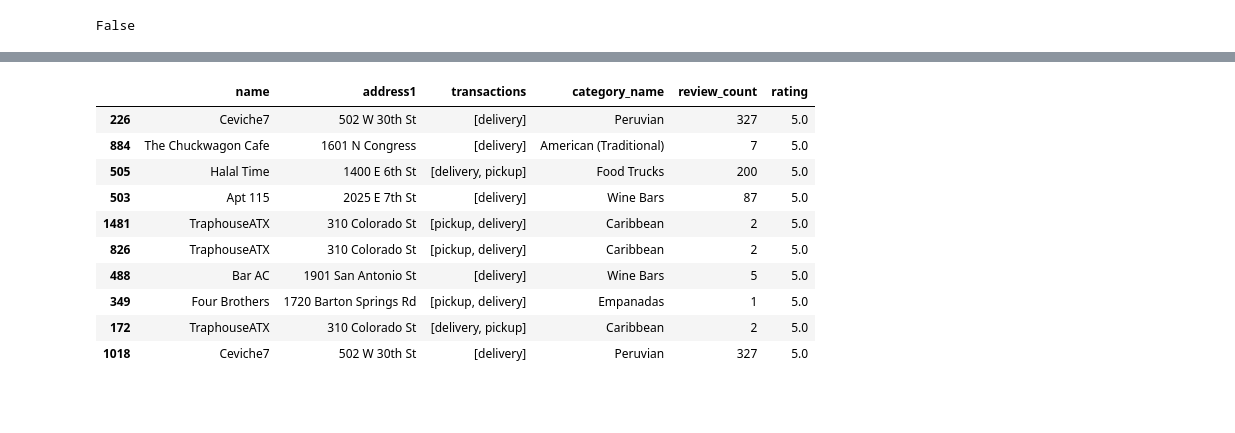
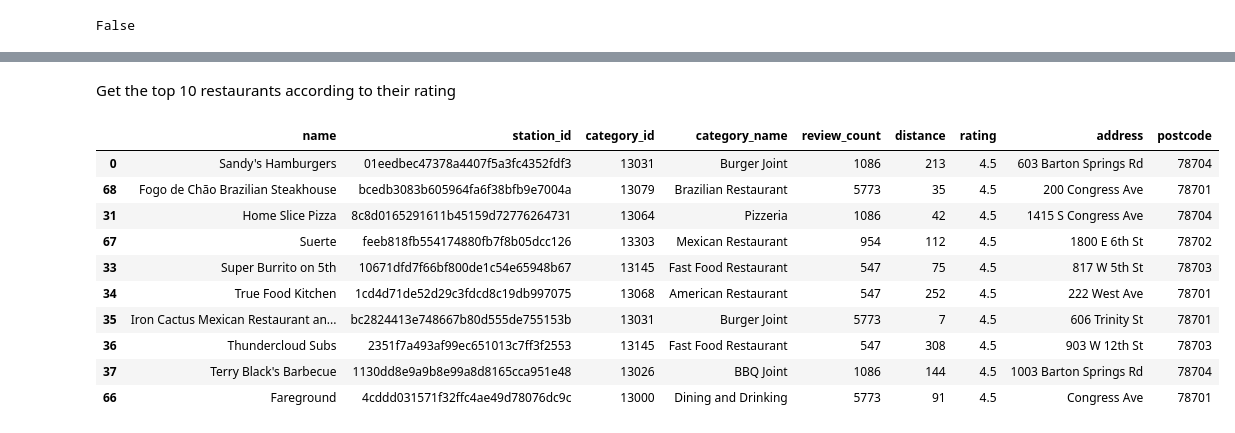
Before and after one commit to LaraOnipede/Stat-Modelling-with-Python, a Jupyter notebook: notebooks/yelp_foursquare_EDA.ipynb, the cells around one changed output, grey strips where cells are left out. Saved outputs shown, nothing was run; the diff lists cells and outputs as text; code cells hidden in the pictures; blank space fills up the shorter version.

Commit message:
joining data from  foursquare and yelp APIs

```diff
--- a/notebooks/yelp_foursquare_EDA.ipynb
+++ b/notebooks/yelp_foursquare_EDA.ipynb
@@ -686,0 +876,4 @@ False
+# %%
+yelp_foursquare_df.drop(['address_y', 'name_y', 'category_name_y', 'postcode_y', 'distance_y'], axis=1, inplace=True)
+
+yelp_foursquare_df
@@ -686,0 +894,4 @@ False
+# %%
+yelp_foursquare_df.drop(['address_x', 'name_x', 'category_name_x', 'postcode_x', 'distance_x'], axis=1, inplace=True)
+
+yelp_foursquare_df
@@ -686,0 +912,3 @@ False
+# %%
+yelp_foursquare_df = yelp_foursquare_df[['name', 'station_id', 'category_id', 'category_name', 'review_count', 'distance', 'rating', 'address', 'postcode']]
+yelp_foursquare_df
@@ -686,0 +970,2 @@ False
+# %%
+yelp_foursquare_df.reset_index(drop=True, inplace=True)
@@ -687,16 +1019,17 @@ False
+# %% [markdown]
+Get the top 10 restaurants according to their rating
 # %%
-# From Yelp_df
-top_10_restaurants = yelp_df.sort_values(by='rating', ascending=False).head(10)
+top_10_restaurants = yelp_foursquare_df.sort_values(by='rating', ascending=False).head(10)
 top_10_restaurants
 # %% [output]
-|  | name | address1 | transactions | category_name | review_count | rating |
-| 226 | Ceviche7 | 502 W 30th St | [delivery] | Peruvian | 327 | 5.0 |
-| 884 | The Chuckwagon Cafe | 1601 N Congress | [delivery] | American (Traditional) | 7 | 5.0 |
-| 505 | Halal Time | 1400 E 6th St | [delivery, pickup] | Food Trucks | 200 | 5.0 |
-| 503 | Apt 115 | 2025 E 7th St | [delivery] | Wine Bars | 87 | 5.0 |
-| 1481 | TraphouseATX | 310 Colorado St | [pickup, delivery] | Caribbean | 2 | 5.0 |
-| 826 | TraphouseATX | 310 Colorado St | [pickup, delivery] | Caribbean | 2 | 5.0 |
-| 488 | Bar AC | 1901 San Antonio St | [delivery] | Wine Bars | 5 | 5.0 |
-| 349 | Four Brothers | 1720 Barton Springs Rd | [pickup, delivery] | Empanadas | 1 | 5.0 |
-| 172 | TraphouseATX | 310 Colorado St | [delivery, pickup] | Caribbean | 2 | 5.0 |
-| 1018 | Ceviche7 | 502 W 30th St | [delivery] | Peruvian | 327 | 5.0 |
+|  | name | station_id | category_id | category_name | review_count | distance | rating | address | postcode |
+| 0 | Sandy's Hamburgers | 01eedbec47378a4407f5a3fc4352fdf3 | 13031 | Burger Joint | 1086 | 213 | 4.5 | 603 Barton Springs Rd | 78704 |
+| 68 | Fogo de Chão Brazilian Steakhouse | bcedb3083b605964fa6f38bfb9e7004a | 13079 | Brazilian Restaurant | 5773 | 35 | 4.5 | 200 Congress Ave | 78701 |
+| 31 | Home Slice Pizza | 8c8d0165291611b45159d72776264731 | 13064 | Pizzeria | 1086 | 42 | 4.5 | 1415 S Congress Ave | 78704 |
+| 67 | Suerte | feeb818fb554174880fb7f8b05dcc126 | 13303 | Mexican Restaurant | 954 | 112 | 4.5 | 1800 E 6th St | 78702 |
+| 33 | Super Burrito on 5th | 10671dfd7f66bf800de1c54e65948b67 | 13145 | Fast Food Restaurant | 547 | 75 | 4.5 | 817 W 5th St | 78703 |
+| 34 | True Food Kitchen | 1cd4d71de52d29c3fdcd8c19db997075 | 13068 | American Restaurant | 547 | 252 | 4.5 | 222 West Ave | 78701 |
+| 35 | Iron Cactus Mexican Restaurant an... | bc2824413e748667b80d555de755153b | 13031 | Burger Joint | 5773 | 7 | 4.5 | 606 Trinity St | 78701 |
+| 36 | Thundercloud Subs | 2351f7a493af99ec651013c7ff3f2553 | 13145 | Fast Food Restaurant | 547 | 308 | 4.5 | 903 W 12th St | 78703 |
+| 37 | Terry Black's Barbecue | 1130dd8e9a9b8e99a8d8165cca951e48 | 13026 | BBQ Joint | 1086 | 144 | 4.5 | 1003 Barton Springs Rd | 78704 |
+| 66 | Fareground | 4cddd031571f32ffc4ae49d78076dc9c | 13000 | Dining and Drinking | 5773 | 91 | 4.5 | Congress Ave | 78701 |
```
Also changed, not shown: parts of 43 cells of this notebook.
